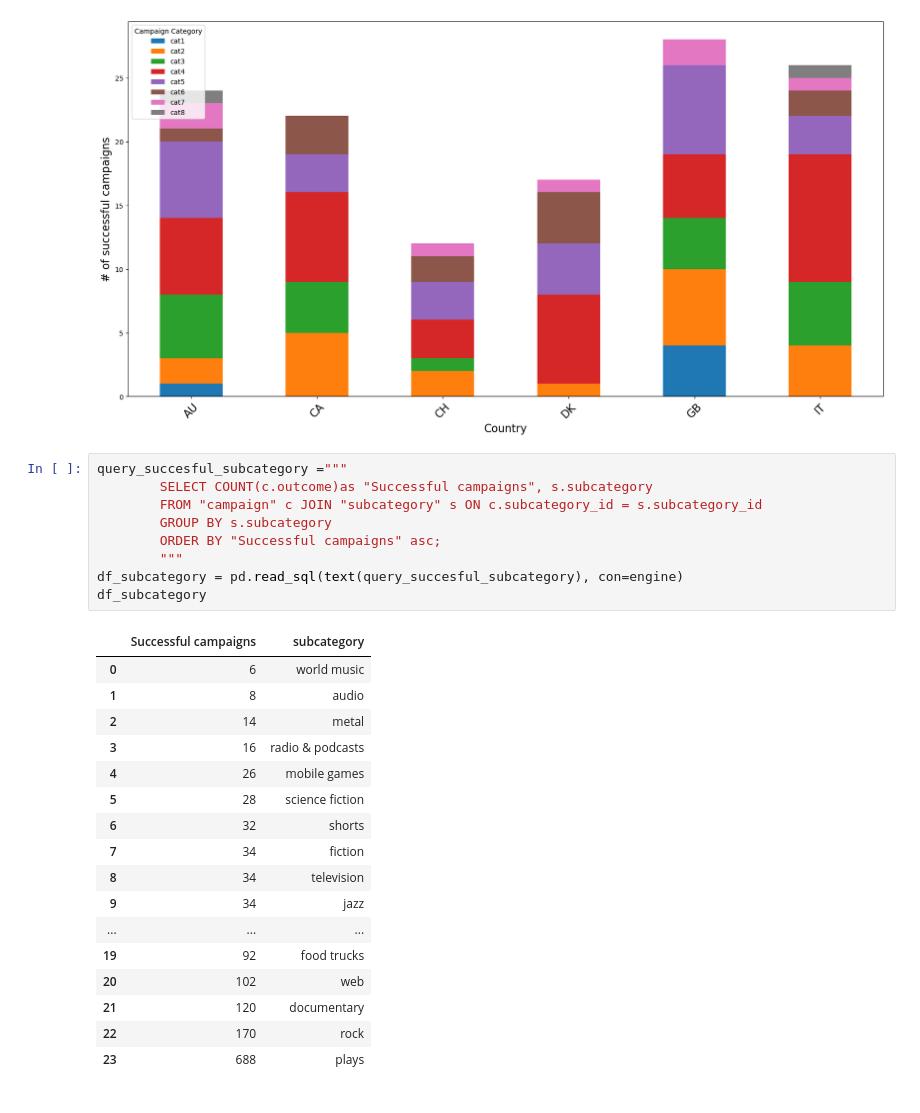
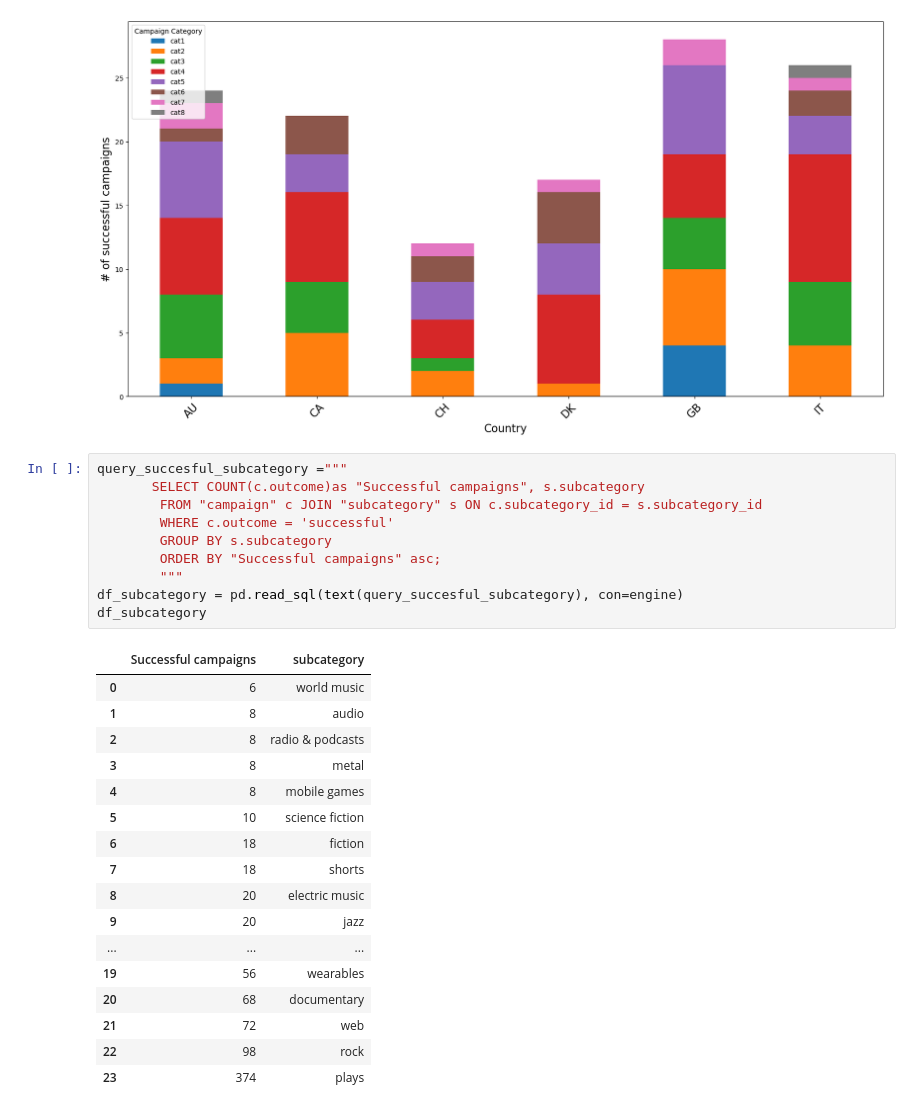
Before and after one commit to KevinPCarney/Group-2-Crowdfunding_ETL, a Jupyter notebook: Deliverables/ANALYSIS_Project_2.ipynb, the cells around one changed output. Cells and saved outputs as stored; diff of their text form.

```diff
--- a/Deliverables/ANALYSIS_Project_2.ipynb
+++ b/Deliverables/ANALYSIS_Project_2.ipynb
@@ -143,31 +143,32 @@ ax.set_xticklabels(ax.get_xticklabels(), rotation=45, fontsize=16)
 [figure]
 # %%
 query_succesful_subcategory ="""
-        SELECT COUNT(c.outcome)as "Successful campaigns", s.subcategory
+       SELECT COUNT(c.outcome)as "Successful campaigns", s.subcategory
         FROM "campaign" c JOIN "subcategory" s ON c.subcategory_id = s.subcategory_id
+        WHERE c.outcome = 'successful'
         GROUP BY s.subcategory
         ORDER BY "Successful campaigns" asc;
         """
 df_subcategory = pd.read_sql(text(query_succesful_subcategory), con=engine)
 df_subcategory
 # %% [output]
 |  | Successful campaigns | subcategory |
 | 0 | 6 | world music |
 | 1 | 8 | audio |
-| 2 | 14 | metal |
-| 3 | 16 | radio & podcasts |
-| 4 | 26 | mobile games |
-| 5 | 28 | science fiction |
-| 6 | 32 | shorts |
-| 7 | 34 | fiction |
-| 8 | 34 | television |
-| 9 | 34 | jazz |
+| 2 | 8 | radio & podcasts |
+| 3 | 8 | metal |
+| 4 | 8 | mobile games |
+| 5 | 10 | science fiction |
+| 6 | 18 | fiction |
+| 7 | 18 | shorts |
+| 8 | 20 | electric music |
+| 9 | 20 | jazz |
 | ... | ... | ... |
-| 19 | 92 | food trucks |
-| 20 | 102 | web |
-| 21 | 120 | documentary |
-| 22 | 170 | rock |
-| 23 | 688 | plays |
+| 19 | 56 | wearables |
+| 20 | 68 | documentary |
+| 21 | 72 | web |
+| 22 | 98 | rock |
+| 23 | 374 | plays |
 # %%
 #Visualization
 plt.figure(figsize=(12, 8))
```
Also changed, not shown: parts of 1 cell of this notebook.
